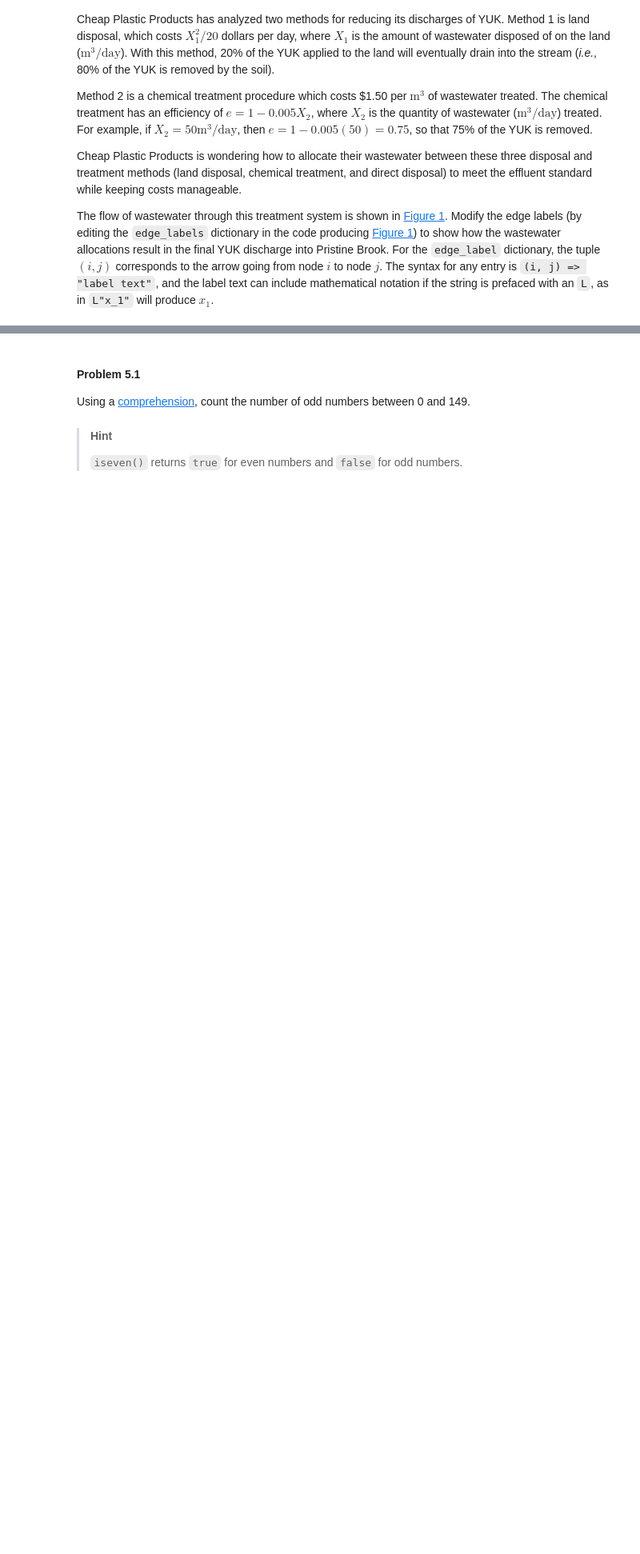
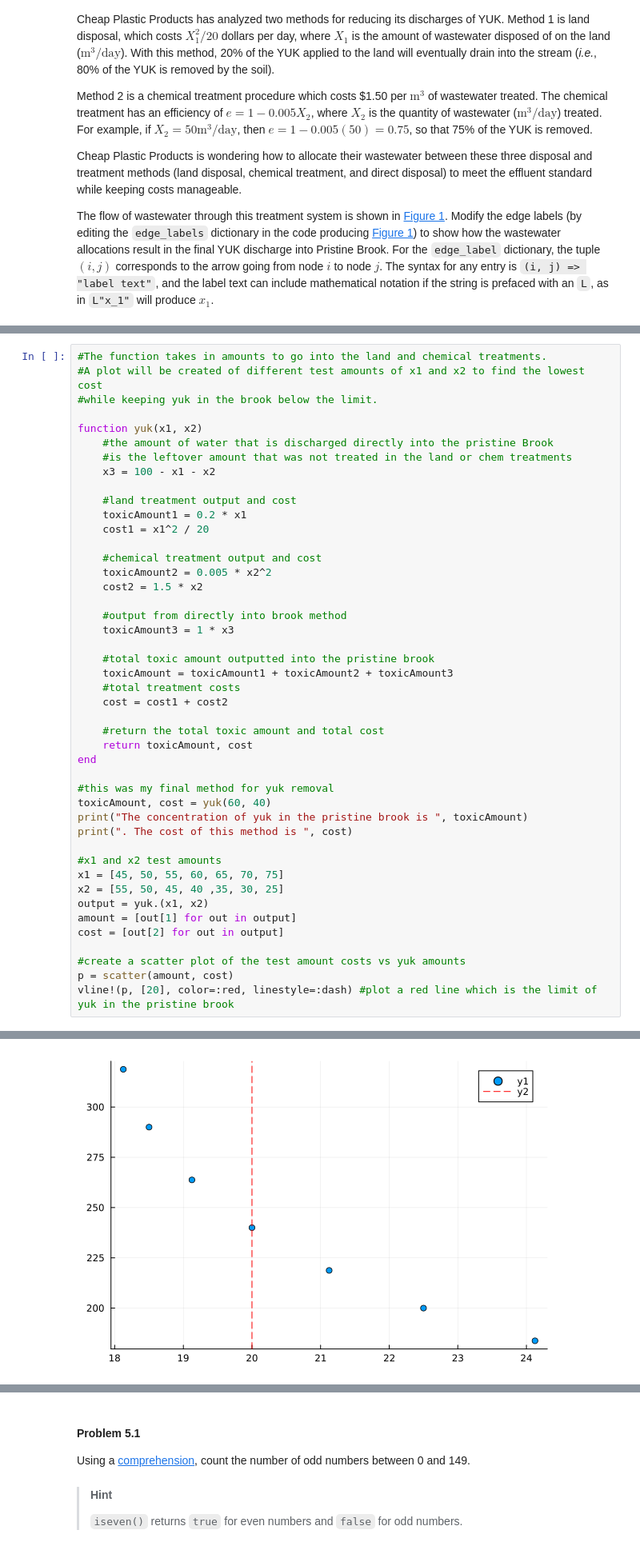
Before and after one commit to sarahc00ke/hw01, a Jupyter notebook: hw01.ipynb, the cells around one changed output, grey strips where cells are left out. Shown at 80% size. Saved outputs shown, nothing was run; the diff lists cells and outputs as text; blank space fills up the shorter version.

```diff
--- a/hw01.ipynb
+++ b/hw01.ipynb
@@ -230,0 +286,46 @@ display(p)
+# %%
+#The function takes in amounts to go into the land and chemical treatments.
+#A plot will be created of different test amounts of x1 and x2 to find the lowest cost
+#while keeping yuk in the brook below the limit.
+
+function yuk(x1, x2)
+    #the amount of water that is discharged directly into the pristine Brook
+    #is the leftover amount that was not treated in the land or chem treatments
+    x3 = 100 - x1 - x2
+
+    #land treatment output and cost
+    toxicAmount1 = 0.2 * x1
+    cost1 = x1^2 / 20
+
+    #chemical treatment output and cost
+    toxicAmount2 = 0.005 * x2^2
+    cost2 = 1.5 * x2
+
+    #output from directly into brook method
+    toxicAmount3 = 1 * x3
+
+    #total toxic amount outputted into the pristine brook
+    toxicAmount = toxicAmount1 + toxicAmount2 + toxicAmount3
+    #total treatment costs
+    cost = cost1 + cost2
+
+    #return the total toxic amount and total cost
+    return toxicAmount, cost
+end
+
+#this was my final method for yuk removal
+toxicAmount, cost = yuk(60, 40)
+print("The concentration of yuk in the pristine brook is ", toxicAmount)
+print(". The cost of this method is ", cost)
+
+#x1 and x2 test amounts
+x1 = [45, 50, 55, 60, 65, 70, 75]
+x2 = [55, 50, 45, 40 ,35, 30, 25]
+output = yuk.(x1, x2)
+amount = [out[1] for out in output]
+cost = [out[2] for out in output]
+
+#create a scatter plot of the test amount costs vs yuk amounts
+p = scatter(amount, cost)
+vline!(p, [20], color=:red, linestyle=:dash) #plot a red line which is the limit of yuk in the pristine brook
+# %% [output]
@@ -231,3 +333,4 @@ display(p)
+[figure, added]
 # %% [markdown]
 **In this problem**:
 
```
Also changed, not shown: parts of 9 cells of this notebook.
